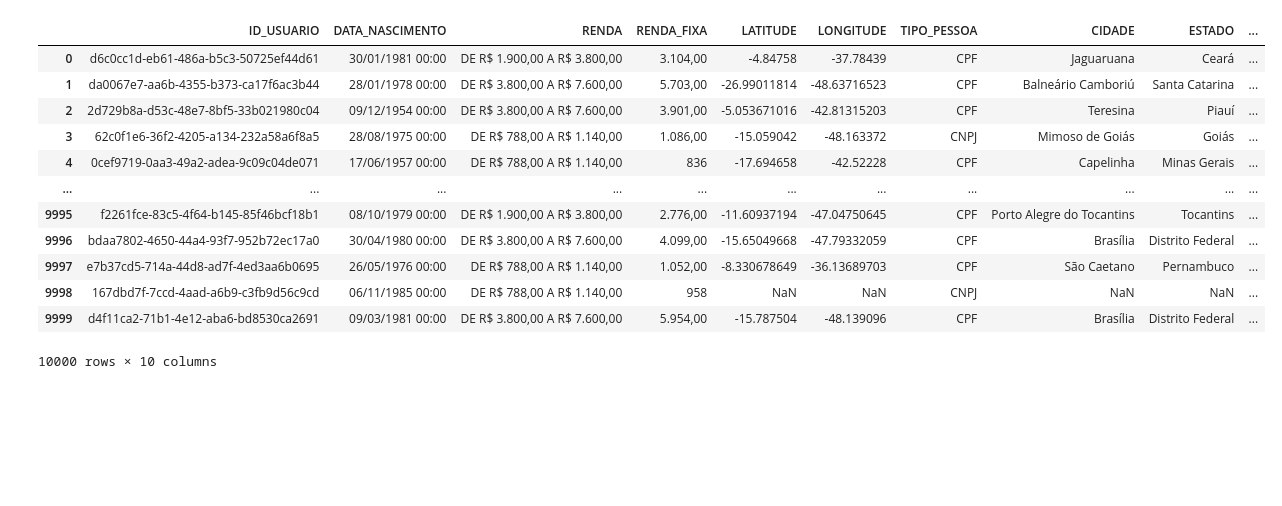
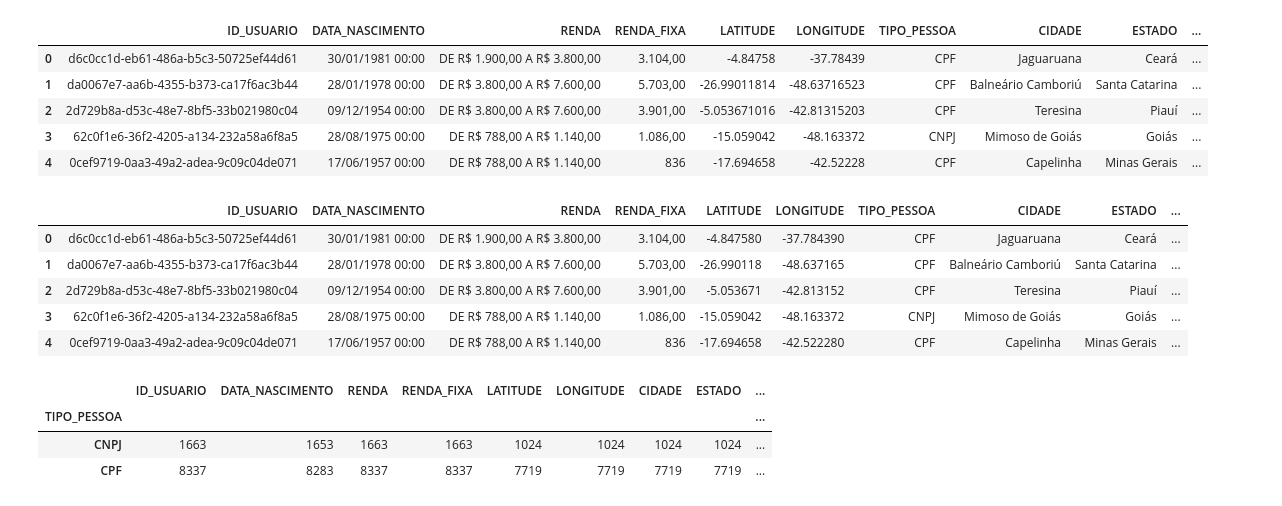
Before and after one commit to rodrigoqfcosta/API-SPC, a Jupyter notebook: analise_jupyter/Análise de Dados Dataset - API- SPC.ipynb, the cells around one changed output. Drawn from its saved outputs; the diff is of its cells as text; code cells hidden in the pictures; blank space fills up the shorter version.

Commit message:
IA -  Reconhecimento do tipo de pessoa (CPF, CNPJ)

```diff
--- a/analise_jupyter/Análise de Dados Dataset - API- SPC.ipynb
+++ b/analise_jupyter/Análise de Dados Dataset - API- SPC.ipynb
@@ -34,18 +34,11 @@ for index, row in df.iterrows():
     except:
         pass
 # %%
-df
+df.head()
 # %% [output]
 |  | ID_USUARIO | DATA_NASCIMENTO | RENDA | RENDA_FIXA | LATITUDE | LONGITUDE | TIPO_PESSOA | CIDADE | ESTADO | ... |
 | 0 | d6c0cc1d-eb61-486a-b5c3-50725ef44d61 | 30/01/1981 00:00 | DE R$ 1.900,00 A R$ 3.800,00 | 3.104,00 | -4.84758 | -37.78439 | CPF | Jaguaruana | Ceará | ... |
 | 1 | da0067e7-aa6b-4355-b373-ca17f6ac3b44 | 28/01/1978 00:00 | DE R$ 3.800,00 A R$ 7.600,00 | 5.703,00 | -26.99011814 | -48.63716523 | CPF | Balneário Camboriú | Santa Catarina | ... |
 | 2 | 2d729b8a-d53c-48e7-8bf5-33b021980c04 | 09/12/1954 00:00 | DE R$ 3.800,00 A R$ 7.600,00 | 3.901,00 | -5.053671016 | -42.81315203 | CPF | Teresina | Piauí | ... |
 | 3 | 62c0f1e6-36f2-4205-a134-232a58a6f8a5 | 28/08/1975 00:00 | DE R$ 788,00 A R$ 1.140,00 | 1.086,00 | -15.059042 | -48.163372 | CNPJ | Mimoso de Goiás | Goiás | ... |
 | 4 | 0cef9719-0aa3-49a2-adea-9c09c04de071 | 17/06/1957 00:00 | DE R$ 788,00 A R$ 1.140,00 | 836 | -17.694658 | -42.52228 | CPF | Capelinha | Minas Gerais | ... |
-| ... | ... | ... | ... | ... | ... | ... | ... | ... | ... | ... |
-| 9995 | f2261fce-83c5-4f64-b145-85f46bcf18b1 | 08/10/1979 00:00 | DE R$ 1.900,00 A R$ 3.800,00 | 2.776,00 | -11.60937194 | -47.04750645 | CPF | Porto Alegre do Tocantins | Tocantins | ... |
-| 9996 | bdaa7802-4650-44a4-93f7-952b72ec17a0 | 30/04/1980 00:00 | DE R$ 3.800,00 A R$ 7.600,00 | 4.099,00 | -15.65049668 | -47.79332059 | CPF | Brasília | Distrito Federal | ... |
-| 9997 | e7b37cd5-714a-44d8-ad7f-4ed3aa6b0695 | 26/05/1976 00:00 | DE R$ 788,00 A R$ 1.140,00 | 1.052,00 | -8.330678649 | -36.13689703 | CPF | São Caetano | Pernambuco | ... |
-| 9998 | 167dbd7f-7ccd-4aad-a6b9-c3fb9d56c9cd | 06/11/1985 00:00 | DE R$ 788,00 A R$ 1.140,00 | 958 | NaN | NaN | CNPJ | NaN | NaN | ... |
-| 9999 | d4f11ca2-71b1-4e12-aba6-bd8530ca2691 | 09/03/1981 00:00 | DE R$ 3.800,00 A R$ 7.600,00 | 5.954,00 | -15.787504 | -48.139096 | CPF | Brasília | Distrito Federal | ... |
-10000 rows × 10 columns
@@ -51,0 +51,16 @@ df
+# %%
+df_spc.head()
+# %% [output]
+|  | ID_USUARIO | DATA_NASCIMENTO | RENDA | RENDA_FIXA | LATITUDE | LONGITUDE | TIPO_PESSOA | CIDADE | ESTADO | ... |
+| 0 | d6c0cc1d-eb61-486a-b5c3-50725ef44d61 | 30/01/1981 00:00 | DE R$ 1.900,00 A R$ 3.800,00 | 3.104,00 | -4.847580 | -37.784390 | CPF | Jaguaruana | Ceará | ... |
+| 1 | da0067e7-aa6b-4355-b373-ca17f6ac3b44 | 28/01/1978 00:00 | DE R$ 3.800,00 A R$ 7.600,00 | 5.703,00 | -26.990118 | -48.637165 | CPF | Balneário Camboriú | Santa Catarina | ... |
+| 2 | 2d729b8a-d53c-48e7-8bf5-33b021980c04 | 09/12/1954 00:00 | DE R$ 3.800,00 A R$ 7.600,00 | 3.901,00 | -5.053671 | -42.813152 | CPF | Teresina | Piauí | ... |
+| 3 | 62c0f1e6-36f2-4205-a134-232a58a6f8a5 | 28/08/1975 00:00 | DE R$ 788,00 A R$ 1.140,00 | 1.086,00 | -15.059042 | -48.163372 | CNPJ | Mimoso de Goiás | Goiás | ... |
+| 4 | 0cef9719-0aa3-49a2-adea-9c09c04de071 | 17/06/1957 00:00 | DE R$ 788,00 A R$ 1.140,00 | 836 | -17.694658 | -42.522280 | CPF | Capelinha | Minas Gerais | ... |
+# %%
+df_spc.groupby('TIPO_PESSOA').count()
+# %% [output]
+|  | ID_USUARIO | DATA_NASCIMENTO | RENDA | RENDA_FIXA | LATITUDE | LONGITUDE | CIDADE | ESTADO | ... |
+| TIPO_PESSOA |  |  |  |  |  |  |  |  | ... |
+| CNPJ | 1663 | 1653 | 1663 | 1663 | 1024 | 1024 | 1024 | 1024 | ... |
+| CPF | 8337 | 8283 | 8337 | 8337 | 7719 | 7719 | 7719 | 7719 | ... |
```
Also changed, not shown: parts of 30 cells of this notebook, 1 other file.
